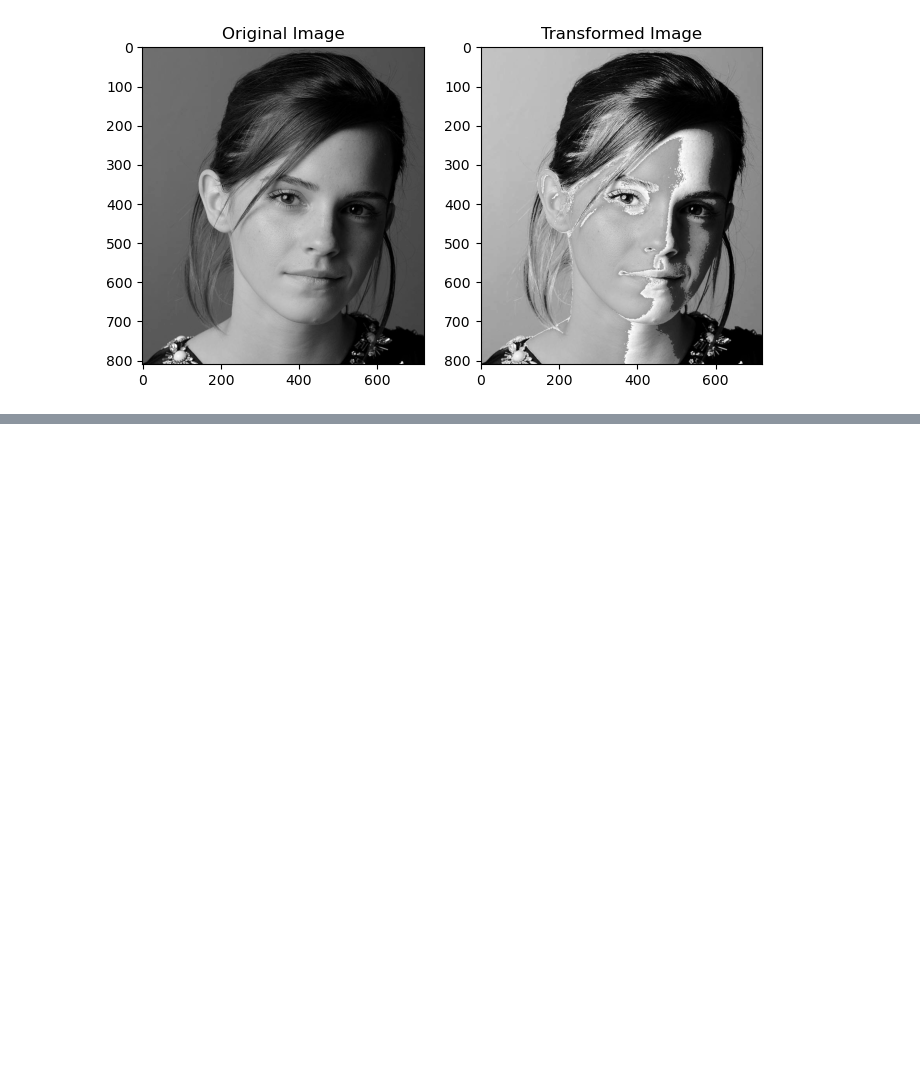
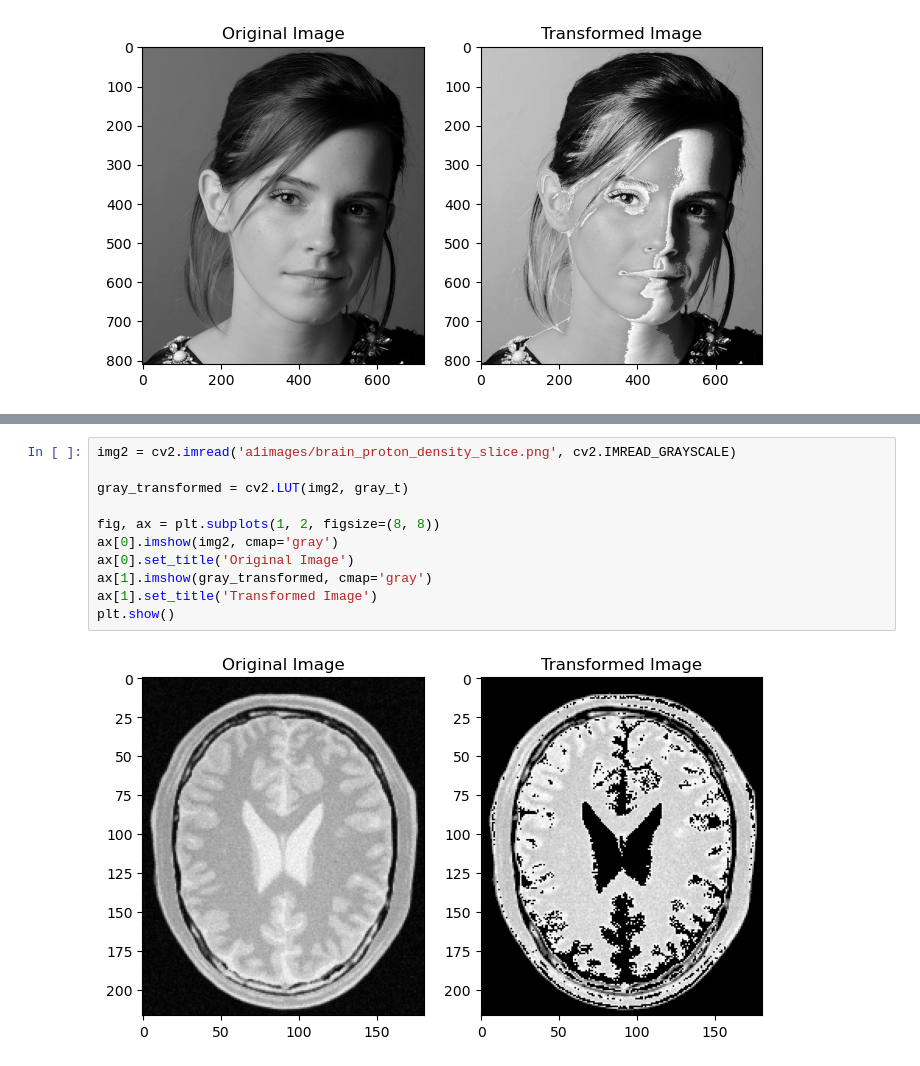
Before and after one commit to Sulojan2027/Image_Processing_SEM_05, a Jupyter notebook: assign_01.ipynb, the cells around one changed output, grey strips where cells are left out. Drawn from its saved outputs; the diff is of its cells as text; blank space fills up the shorter version.

```diff
--- a/assign_01.ipynb
+++ b/assign_01.ipynb
@@ -51,0 +83,13 @@ plt.show()
+# %%
+img2 = cv2.imread('a1images/brain_proton_density_slice.png', cv2.IMREAD_GRAYSCALE)
+
+gray_transformed = cv2.LUT(img2, gray_t)
+
+fig, ax = plt.subplots(1, 2, figsize=(8, 8))
+ax[0].imshow(img2, cmap='gray')
+ax[0].set_title('Original Image')
+ax[1].imshow(gray_transformed, cmap='gray')
+ax[1].set_title('Transformed Image')
+plt.show()
+# %% [output]
+[figure, added]
```
Also changed, not shown: parts of 3 cells of this notebook.
